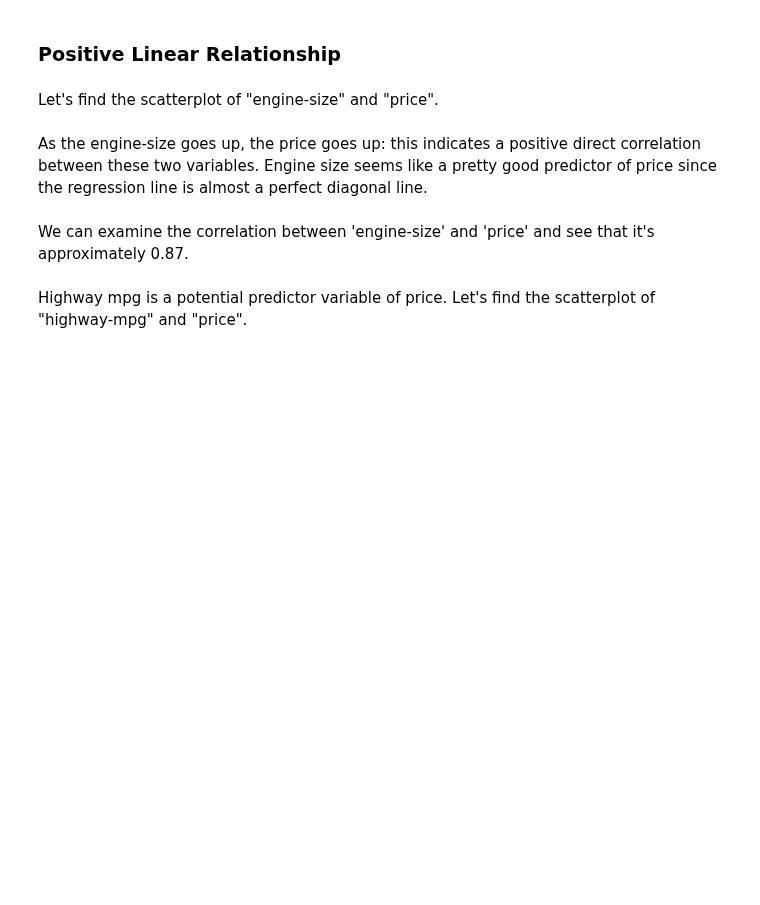
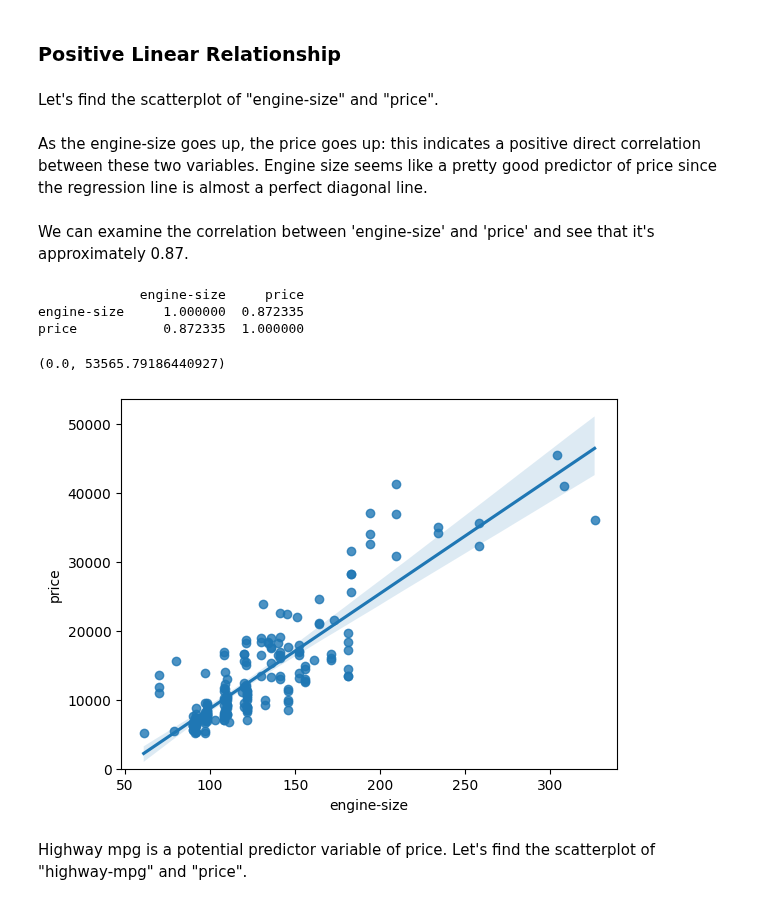
Before and after one commit to sammizewskiperscholas/pandas_demos, a Jupyter notebook: coursera_labs/DA0101EN-3-Review-Exploratory-Data-Analysis.ipynb, the cells around one changed output. Cells and saved outputs as stored; diff of their text form; code cells hidden in the pictures; blank space fills up the shorter version.

```diff
--- a/coursera_labs/DA0101EN-3-Review-Exploratory-Data-Analysis.ipynb
+++ b/coursera_labs/DA0101EN-3-Review-Exploratory-Data-Analysis.ipynb
@@ -45,3 +47,8 @@ import numpy as np
 Load the data and store it in dataframe `df`:
 # %% [markdown]
 This dataset was hosted on IBM Cloud object. Click <a href="https://cocl.us/DA101EN_object_storage?utm_medium=Exinfluencer&utm_source=Exinfluencer&utm_content=000026UJ&utm_term=10006555&utm_id=NA-SkillsNetwork-Channel-SkillsNetworkCoursesIBMDeveloperSkillsNetworkDA0101ENSkillsNetwork20235326-2022-01-01">HERE</a> for free storage.
+# %%
+filename='https://cf-courses-data.s3.us.cloud-object-storage.appdomain.cloud/IBMDeveloperSkillsNetwork-DA0101EN-SkillsNetwork/labs/Data%20files/automobileEDA.csv'
+df = pd.read_csv(filename)
+
+df.head()
@@ -115,5 +166,16 @@ Let's find the scatterplot of "engine-size" and "price".
 <p>As the engine-size goes up, the price goes up: this indicates a positive direct correlation between these two variables. Engine size seems like a pretty good predictor of price since the regression line is almost a perfect diagonal line.</p>
 # %% [markdown]
 We can examine the correlation between 'engine-size' and 'price' and see that it's approximately 0.87.
+# %%
+print(df[['engine-size', 'price']].corr())
+
+sns.regplot(x='engine-size', y='price', data=df)
+plt.ylim(0,)
+# %% [output]
+             engine-size     price
+engine-size     1.000000  0.872335
+price           0.872335  1.000000
+(0.0, 53565.79186440927)
+[figure, added]
 # %% [markdown]
 Highway mpg is a potential predictor variable of price. Let's find the scatterplot of "highway-mpg" and "price".
```
Also changed, not shown: parts of 29 cells of this notebook, 4 other files.
